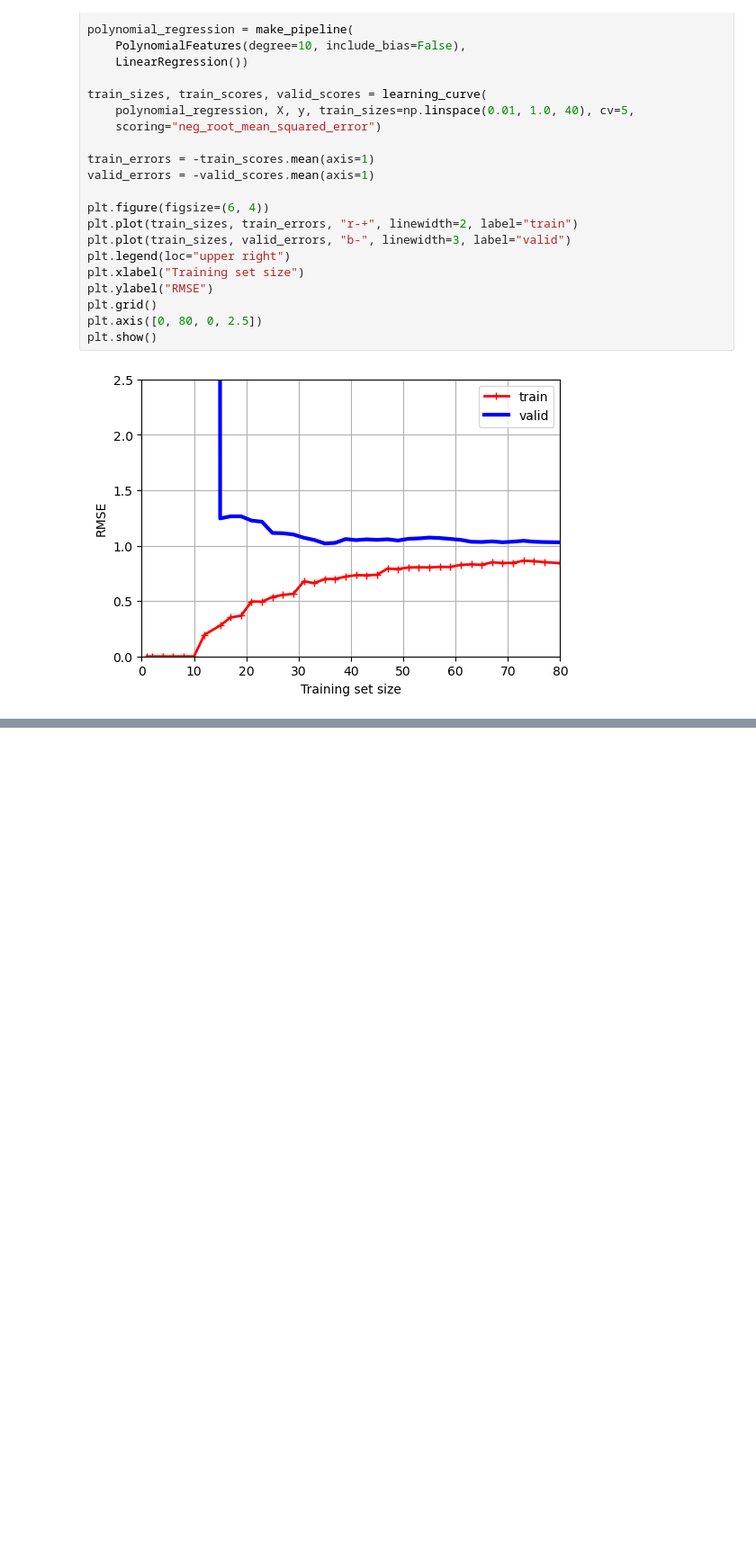
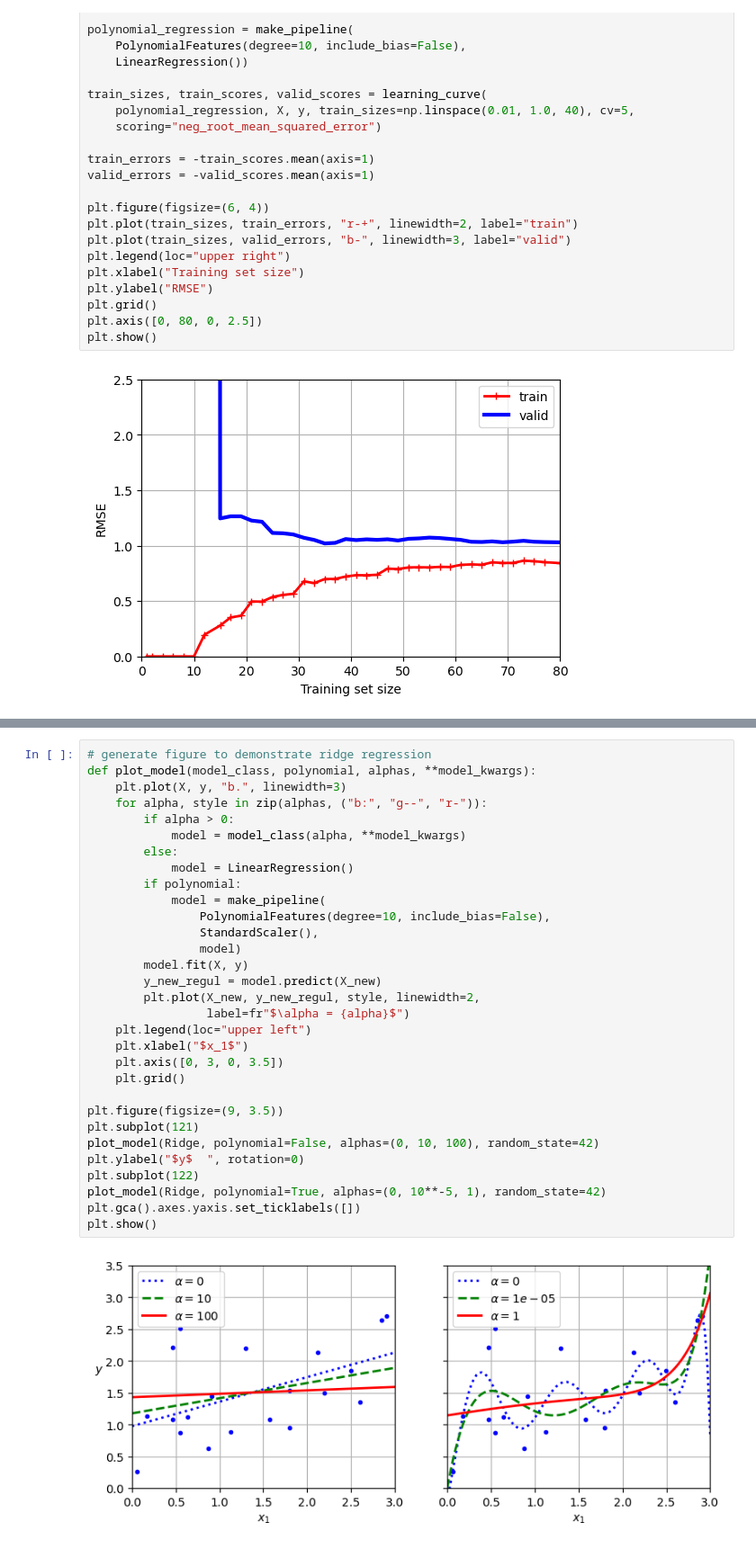
Before and after one commit to ac7407/Machine-Learning, a Jupyter notebook: Week4/HW4a-AndrewChou.ipynb, the cells around one changed output, grey strips where cells are left out. Shown: that part at 90% size. Drawn from its saved outputs; the diff is of its cells as text; blank space fills up the shorter version.

```diff
--- a/Week4/HW4a-AndrewChou.ipynb
+++ b/Week4/HW4a-AndrewChou.ipynb
@@ -373,0 +416,33 @@ plt.show()
+# %%
+# generate figure to demonstrate ridge regression
+def plot_model(model_class, polynomial, alphas, **model_kwargs):
+    plt.plot(X, y, "b.", linewidth=3)
+    for alpha, style in zip(alphas, ("b:", "g--", "r-")):
+        if alpha > 0:
+            model = model_class(alpha, **model_kwargs)
+        else:
+            model = LinearRegression()
+        if polynomial:
+            model = make_pipeline(
+                PolynomialFeatures(degree=10, include_bias=False),
+                StandardScaler(),
+                model)
+        model.fit(X, y)
+        y_new_regul = model.predict(X_new)
+        plt.plot(X_new, y_new_regul, style, linewidth=2,
+                 label=fr"$\alpha = {alpha}$")
+    plt.legend(loc="upper left")
+    plt.xlabel("$x_1$")
+    plt.axis([0, 3, 0, 3.5])
+    plt.grid()
+
+plt.figure(figsize=(9, 3.5))
+plt.subplot(121)
+plot_model(Ridge, polynomial=False, alphas=(0, 10, 100), random_state=42)
+plt.ylabel("$y$  ", rotation=0)
+plt.subplot(122)
+plot_model(Ridge, polynomial=True, alphas=(0, 10**-5, 1), random_state=42)
+plt.gca().axes.yaxis.set_ticklabels([])
+plt.show()
+# %% [output]
+[figure, added]
```
Also changed, not shown: parts of 39 cells of this notebook.
